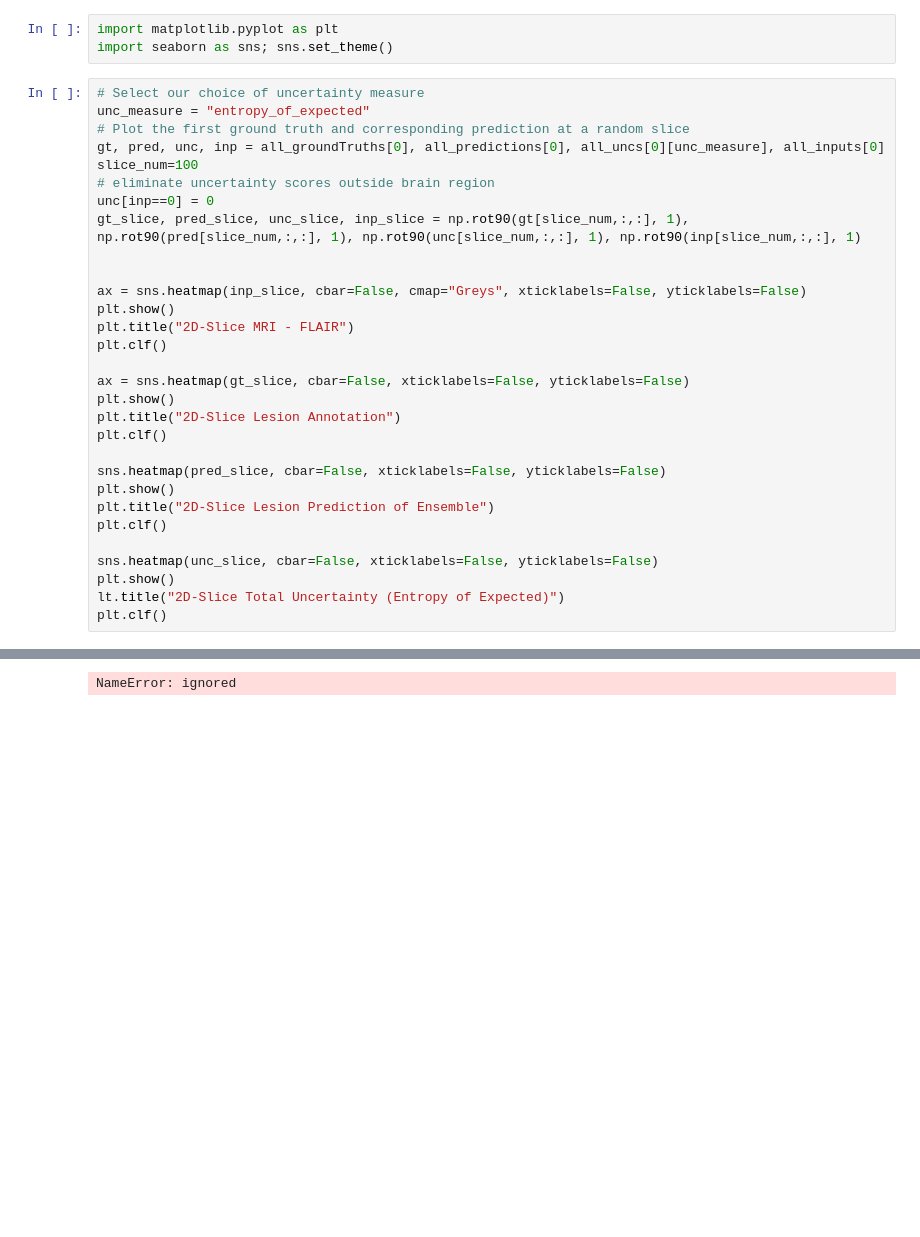
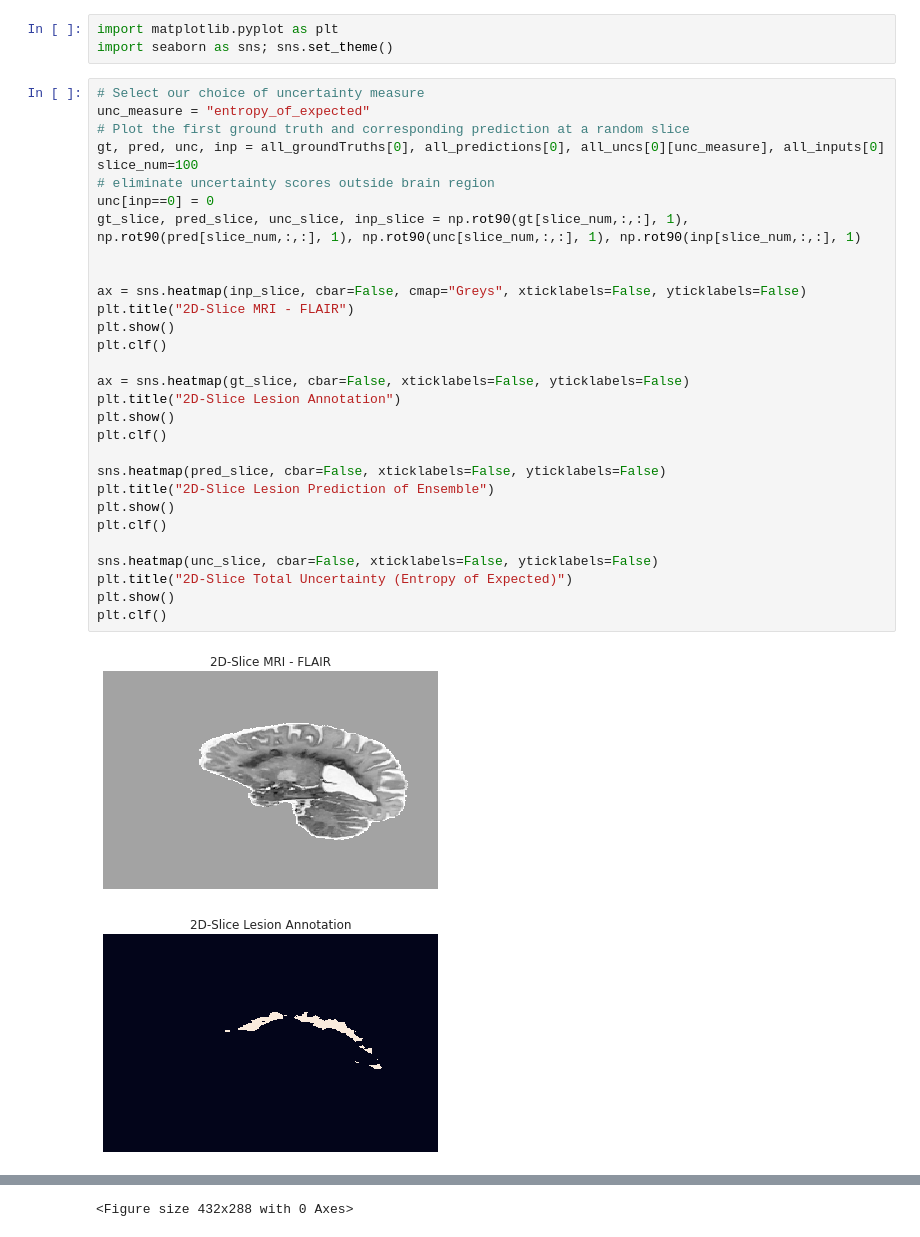
Before and after one commit to maragraziani/InterpretabilityVISUM22, a Jupyter notebook: Uncertainty.ipynb, the cells around one changed output, grey strips where cells are left out. Saved outputs shown, nothing was run; the diff lists cells and outputs as text; blank space fills up the shorter version.

```diff
--- a/Uncertainty.ipynb
+++ b/Uncertainty.ipynb
@@ -387,31 +387,33 @@ import seaborn as sns; sns.set_theme()
 # %%
 # Select our choice of uncertainty measure
 unc_measure = "entropy_of_expected"
 # Plot the first ground truth and corresponding prediction at a random slice
 gt, pred, unc, inp = all_groundTruths[0], all_predictions[0], all_uncs[0][unc_measure], all_inputs[0]
 slice_num=100
 # eliminate uncertainty scores outside brain region
 unc[inp==0] = 0
 gt_slice, pred_slice, unc_slice, inp_slice = np.rot90(gt[slice_num,:,:], 1), np.rot90(pred[slice_num,:,:], 1), np.rot90(unc[slice_num,:,:], 1), np.rot90(inp[slice_num,:,:], 1)
 
 
 ax = sns.heatmap(inp_slice, cbar=False, cmap="Greys", xticklabels=False, yticklabels=False)
+plt.title("2D-Slice MRI - FLAIR")
 plt.show()
-plt.title("2D-Slice MRI - FLAIR")
 plt.clf()
 
 ax = sns.heatmap(gt_slice, cbar=False, xticklabels=False, yticklabels=False)
+plt.title("2D-Slice Lesion Annotation")
 plt.show()
-plt.title("2D-Slice Lesion Annotation")
 plt.clf()
 
 sns.heatmap(pred_slice, cbar=False, xticklabels=False, yticklabels=False)
+plt.title("2D-Slice Lesion Prediction of Ensemble")
 plt.show()
-plt.title("2D-Slice Lesion Prediction of Ensemble")
 plt.clf()
 
 sns.heatmap(unc_slice, cbar=False, xticklabels=False, yticklabels=False)
+plt.title("2D-Slice Total Uncertainty (Entropy of Expected)")
 plt.show()
-lt.title("2D-Slice Total Uncertainty (Entropy of Expected)")
 plt.clf()
 # %% [output]
+[figure, added]
+[figure, added]
@@ -418 +422 @@ plt.clf()
-NameError: ignored
+<Figure size 432x288 with 0 Axes>
```
Also changed, not shown: parts of 4 cells of this notebook.
